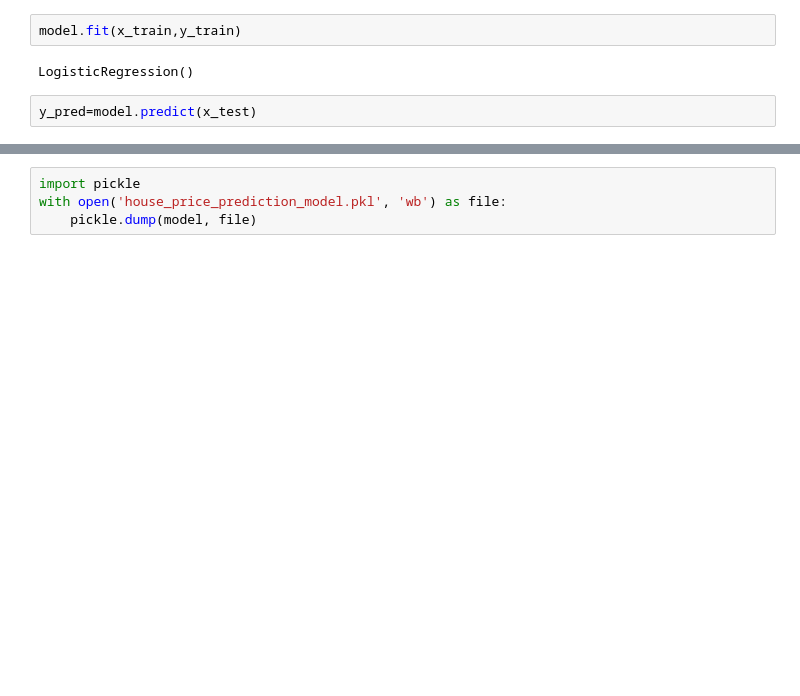
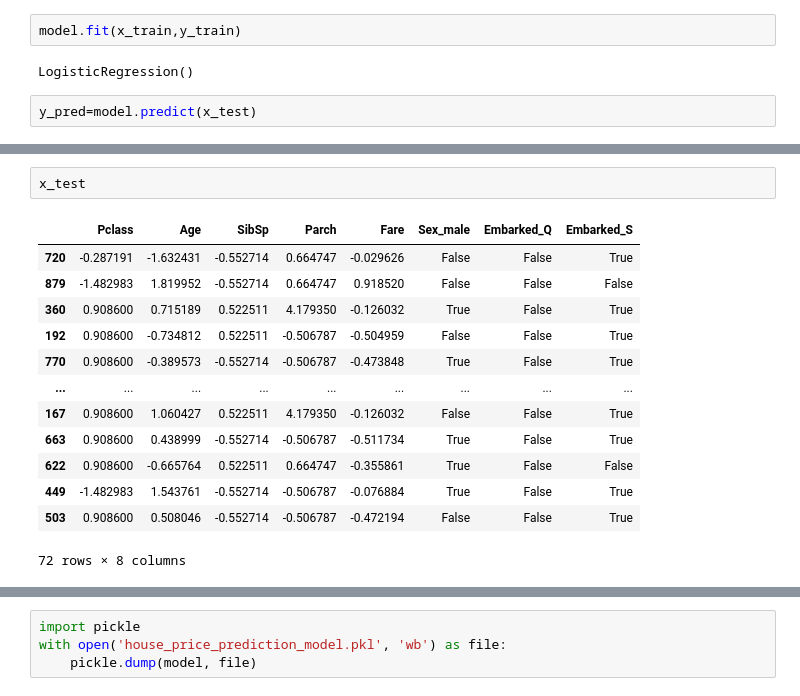
Before and after one commit to Adithyan-mp/ML-Basic-Projects, a Jupyter notebook: Logistic Regression/program.ipynb, the cells around one changed output, grey strips where cells are left out. Saved outputs shown, nothing was run; the diff lists cells and outputs as text; blank space fills up the shorter version.

```diff
--- a/Logistic Regression/program.ipynb
+++ b/Logistic Regression/program.ipynb
@@ -176,3 +176,19 @@ mean_squared_error(y_pred=y_pred,y_true=y_test)
+# %%
+x_test
+# %% [output]
+|  | Pclass | Age | SibSp | Parch | Fare | Sex_male | Embarked_Q | Embarked_S |
+| 720 | -0.287191 | -1.632431 | -0.552714 | 0.664747 | -0.029626 | False | False | True |
+| 879 | -1.482983 | 1.819952 | -0.552714 | 0.664747 | 0.918520 | False | False | False |
+| 360 | 0.908600 | 0.715189 | 0.522511 | 4.179350 | -0.126032 | True | False | True |
+| 192 | 0.908600 | -0.734812 | 0.522511 | -0.506787 | -0.504959 | False | False | True |
+| 770 | 0.908600 | -0.389573 | -0.552714 | -0.506787 | -0.473848 | True | False | True |
+| ... | ... | ... | ... | ... | ... | ... | ... | ... |
+| 167 | 0.908600 | 1.060427 | 0.522511 | 4.179350 | -0.126032 | False | False | True |
+| 663 | 0.908600 | 0.438999 | -0.552714 | -0.506787 | -0.511734 | True | False | True |
+| 622 | 0.908600 | -0.665764 | 0.522511 | 0.664747 | -0.355861 | True | False | False |
+| 449 | -1.482983 | 1.543761 | -0.552714 | -0.506787 | -0.076884 | True | False | True |
+| 503 | 0.908600 | 0.508046 | -0.552714 | -0.506787 | -0.472194 | False | False | True |
+72 rows × 8 columns
 # %%
 y_pred
 # %% [output]
```
Also changed, not shown: parts of 6 cells of this notebook, 6 other files.
